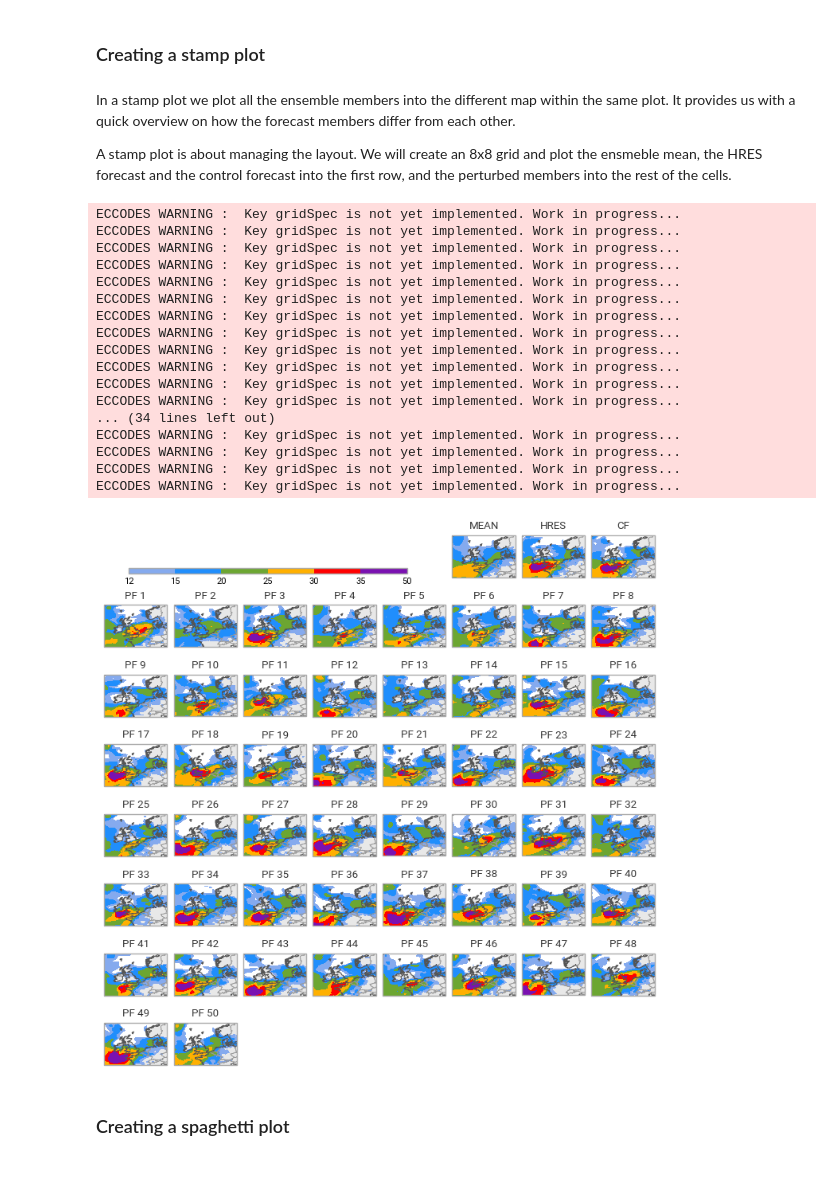
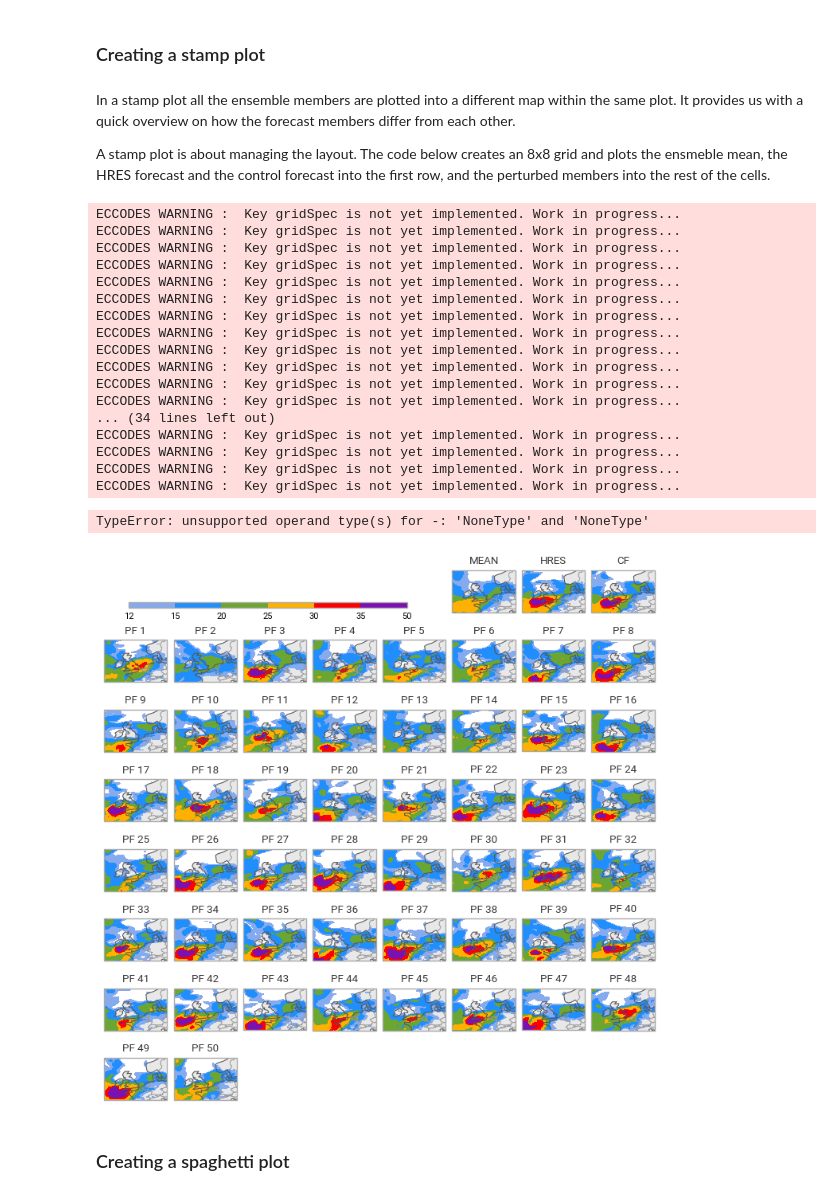
Before and after one commit to ecmwf-training/2025-computing-training-week, a Jupyter notebook: earthkit/ensemble.ipynb, the cells around one changed output. Saved outputs shown, nothing was run; the diff lists cells and outputs as text; code cells hidden in the pictures.

```diff
--- a/earthkit/ensemble.ipynb
+++ b/earthkit/ensemble.ipynb
@@ -115,9 +121,9 @@ ECCODES WARNING :  Key gridSpec is not yet implemented. Work in progress...
 # %% [markdown]
 ### Creating a stamp plot
 # %% [markdown]
-In a stamp plot we plot all the ensemble members into the different map within the same plot. It provides us with a quick overview on how the forecast members differ from each other.
+In a stamp plot all the ensemble members are plotted into a different map within the same plot. It provides us with a quick overview on how the forecast members differ from each other.
 
-A stamp plot is about managing the layout. We will create an 8x8 grid and plot the ensmeble mean, the HRES forecast and the control forecast into the first row, and the perturbed members into the rest of the cells.
+A stamp plot is about managing the layout. The code below creates an 8x8 grid and plots the ensmeble mean, the HRES forecast and the control forecast into the first row, and the perturbed members into the rest of the cells.
 # %%
 import earthkit.plots
 import matplotlib.pyplot as plt
@@ -160,41 +166,42 @@ for i, f in enumerate(ds_fg.sel(dataType="pf", step=78)):
     subplot.contourf(f, style=gust_style)
     subplot.title("PF {number}")
 
-figure.land()
-figure.coastlines()
-figure.borders()
+figure.land(resolution="low")
+figure.coastlines(resolution="low")
+figure.borders(resolution="low")
 
 ax = plt.axes((0.05, 0.9, 0.5, 0.01))
 legends = figure.legend(ax=ax, label="")
 legends[0].ax.tick_params(labelsize=8)
 
 # figure.subplot_titles("{time:%Y-%m-%d %H} UTC (+{lead_time}h)")
 
-# figure.title(
-#     "ECMWF Run: {base_time:%Y-%m-%d %H} UTC (+{lead_time}h)\n{variable_name}",
-#     fontsize=9, horizontalalignment="left", x=0, y=0.96,
-# )
+figure.title(
+    "ECMWF Run: {base_time!1:%Y-%m-%d %H} UTC (+{lead_time!1}h)\n{variable_name!1}",
+    fontsize=9, horizontalalignment="left", x=0, y=0.96,
+)
 
 figure.show()
 # %% [output]
 ECCODES WARNING :  Key gridSpec is not yet implemented. Work in progress...
 ECCODES WARNING :  Key gridSpec is not yet implemented. Work in progress...
 ECCODES WARNING :  Key gridSpec is not yet implemented. Work in progress...
 ECCODES WARNING :  Key gridSpec is not yet implemented. Work in progress...
 ECCODES WARNING :  Key gridSpec is not yet implemented. Work in progress...
 ECCODES WARNING :  Key gridSpec is not yet implemented. Work in progress...
 ECCODES WARNING :  Key gridSpec is not yet implemented. Work in progress...
 ECCODES WARNING :  Key gridSpec is not yet implemented. Work in progress...
 ECCODES WARNING :  Key gridSpec is not yet implemented. Work in progress...
 ECCODES WARNING :  Key gridSpec is not yet implemented. Work in progress...
 ECCODES WARNING :  Key gridSpec is not yet implemented. Work in progress...
 ECCODES WARNING :  Key gridSpec is not yet implemented. Work in progress...
 ... (34 lines left out)
 ECCODES WARNING :  Key gridSpec is not yet implemented. Work in progress...
 ECCODES WARNING :  Key gridSpec is not yet implemented. Work in progress...
 ECCODES WARNING :  Key gridSpec is not yet implemented. Work in progress...
 ECCODES WARNING :  Key gridSpec is not yet implemented. Work in progress...
+TypeError: unsupported operand type(s) for -: 'NoneType' and 'NoneType'
-[figure, old version]
+[figure, new version]
 # %% [markdown]
 ### Creating a spaghetti plot
 # %% [markdown]
```
Also changed, not shown: parts of 25 cells of this notebook, 4 other files.
